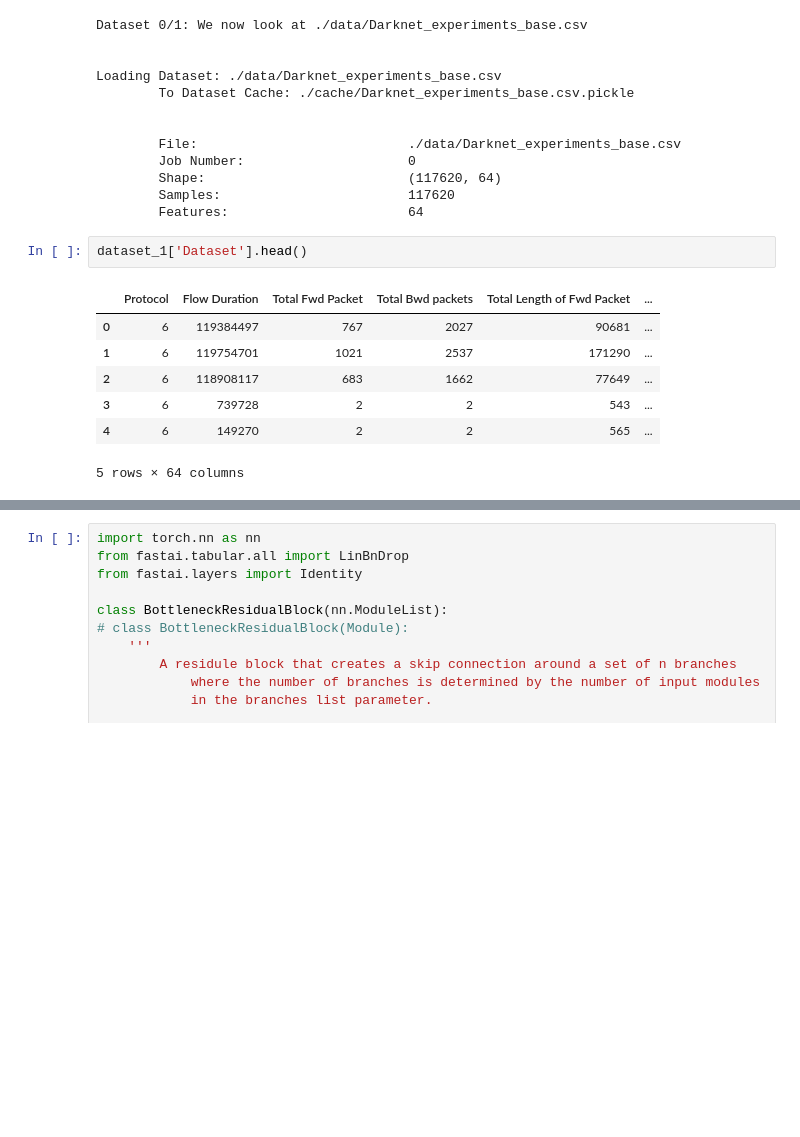
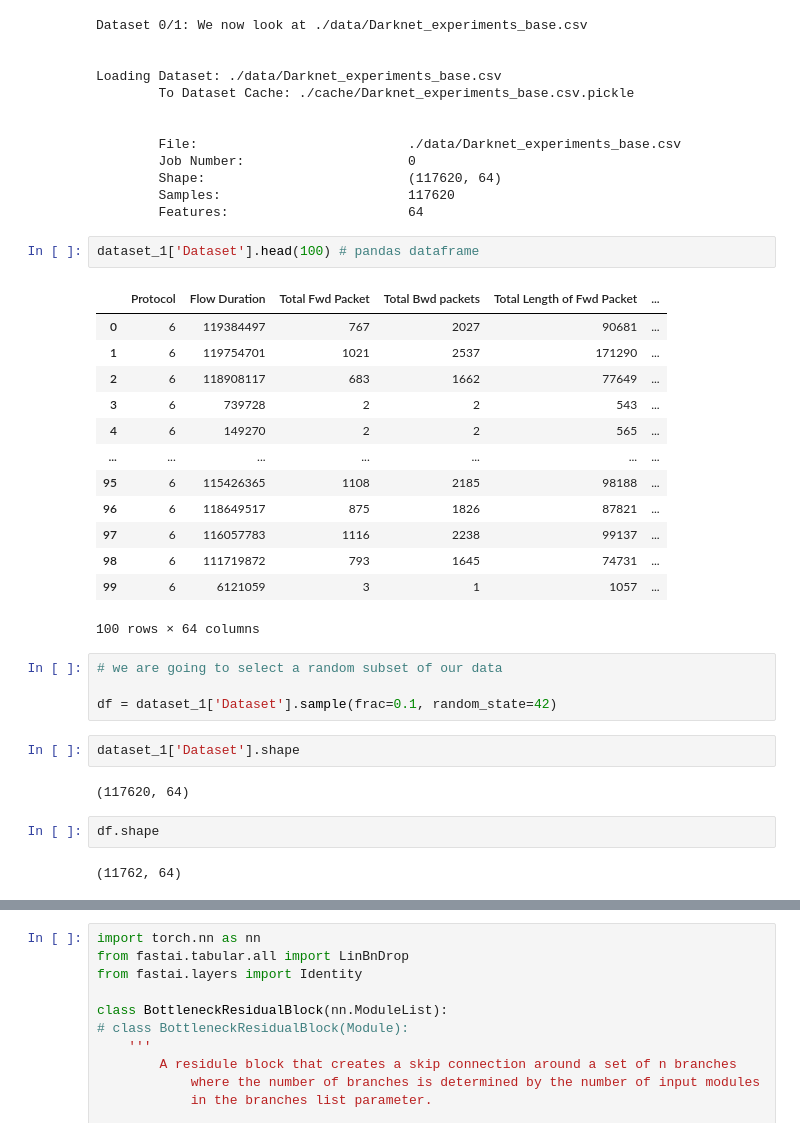
Before and after one commit to Colorado-Mesa-University-Cybersecurity/Quick_ML, a Jupyter notebook: example1.ipynb, the cells around one changed output, grey strips where cells are left out. Saved outputs shown, nothing was run; the diff lists cells and outputs as text; blank space fills up the shorter version.

```diff
--- a/example1.ipynb
+++ b/example1.ipynb
@@ -71,13 +69,31 @@ Loading Dataset: ./data/Darknet_experiments_base.csv
         Samples:                        117620
         Features:                       64
 # %%
-dataset_1['Dataset'].head()
+dataset_1['Dataset'].head(100) # pandas dataframe
 # %% [output]
 |  | Protocol | Flow Duration | Total Fwd Packet | Total Bwd packets | Total Length of Fwd Packet | ... |
 | 0 | 6 | 119384497 | 767 | 2027 | 90681 | ... |
 | 1 | 6 | 119754701 | 1021 | 2537 | 171290 | ... |
 | 2 | 6 | 118908117 | 683 | 1662 | 77649 | ... |
 | 3 | 6 | 739728 | 2 | 2 | 543 | ... |
 | 4 | 6 | 149270 | 2 | 2 | 565 | ... |
+| ... | ... | ... | ... | ... | ... | ... |
+| 95 | 6 | 115426365 | 1108 | 2185 | 98188 | ... |
+| 96 | 6 | 118649517 | 875 | 1826 | 87821 | ... |
+| 97 | 6 | 116057783 | 1116 | 2238 | 99137 | ... |
+| 98 | 6 | 111719872 | 793 | 1645 | 74731 | ... |
+| 99 | 6 | 6121059 | 3 | 1 | 1057 | ... |
-5 rows × 64 columns
+100 rows × 64 columns
+# %%
+# we are going to select a random subset of our data
+
+df = dataset_1['Dataset'].sample(frac=0.1, random_state=42)
+# %%
+dataset_1['Dataset'].shape
+# %% [output]
+(117620, 64)
+# %%
+df.shape
+# %% [output]
+(11762, 64)
 # %%
```
Also changed, not shown: parts of 33 cells of this notebook, 3 other files.
